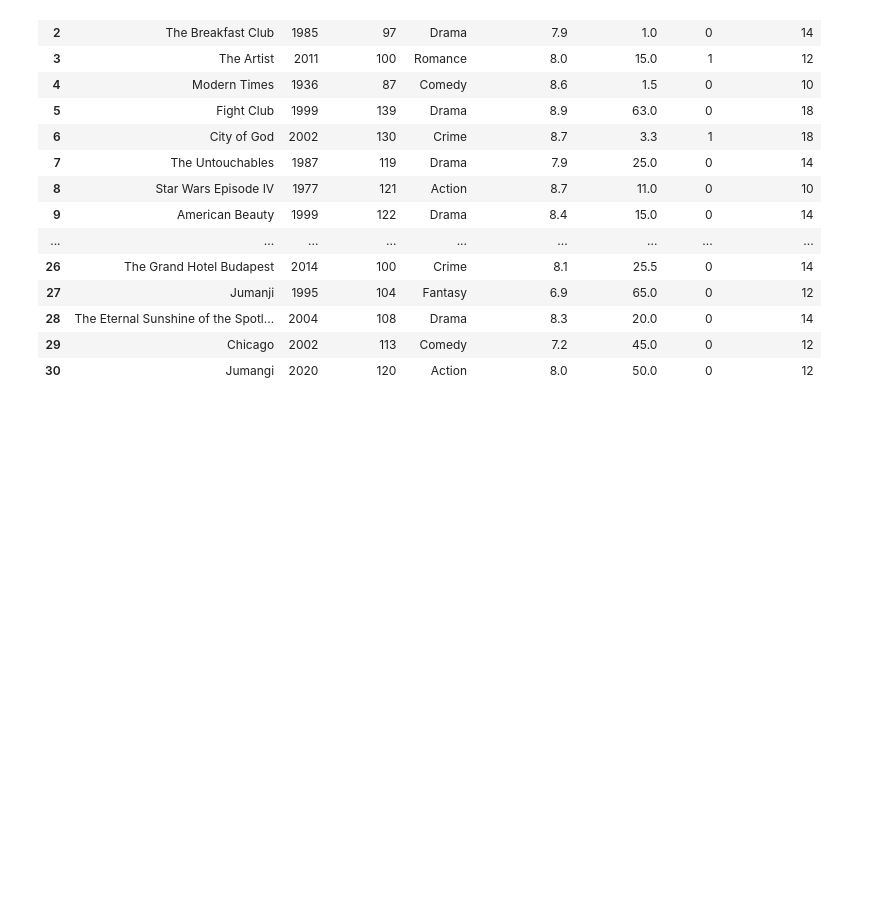
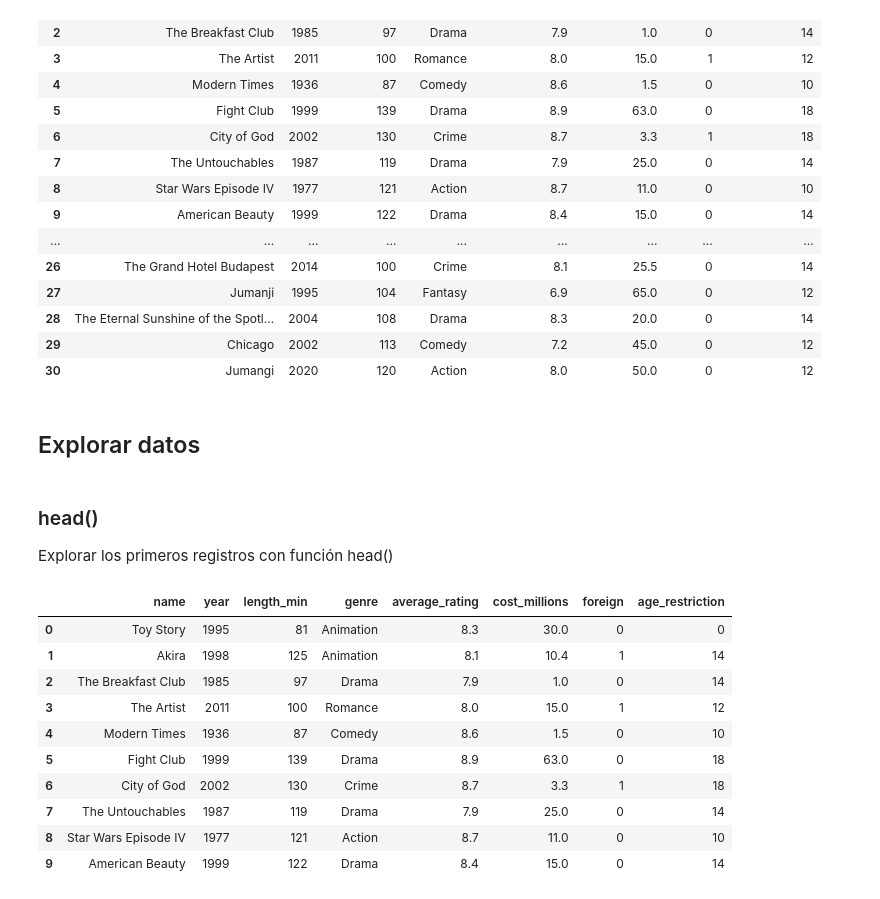
Before and after one commit to rpizarrog/Analisis-Inteligente-de-datos, a Jupyter notebook: Pyhton documentos/explorar_datos.ipynb, the cells around one changed output. Drawn from its saved outputs; the diff is of its cells as text; code cells hidden in the pictures; blank space fills up the shorter version.

```diff
--- a/Pyhton documentos/explorar_datos.ipynb
+++ b/Pyhton documentos/explorar_datos.ipynb
@@ -48,3 +49,23 @@ datos
 | 28 | The Eternal Sunshine of the Spotl... | 2004 | 108 | Drama | 8.3 | 20.0 | 0 | 14 |
 | 29 | Chicago | 2002 | 113 | Comedy | 7.2 | 45.0 | 0 | 12 |
 | 30 | Jumangi | 2020 | 120 | Action | 8.0 | 50.0 | 0 | 12 |
+# %% [markdown]
+## Explorar datos
+# %% [markdown]
+### head()
+
+Explorar los primeros registros con función head()
+# %%
+datos.head(10)
+# %% [output]
+|  | name | year | length_min | genre | average_rating | cost_millions | foreign | age_restriction |
+| 0 | Toy Story | 1995 | 81 | Animation | 8.3 | 30.0 | 0 | 0 |
+| 1 | Akira | 1998 | 125 | Animation | 8.1 | 10.4 | 1 | 14 |
+| 2 | The Breakfast Club | 1985 | 97 | Drama | 7.9 | 1.0 | 0 | 14 |
+| 3 | The Artist | 2011 | 100 | Romance | 8.0 | 15.0 | 1 | 12 |
+| 4 | Modern Times | 1936 | 87 | Comedy | 8.6 | 1.5 | 0 | 10 |
+| 5 | Fight Club | 1999 | 139 | Drama | 8.9 | 63.0 | 0 | 18 |
+| 6 | City of God | 2002 | 130 | Crime | 8.7 | 3.3 | 1 | 18 |
+| 7 | The Untouchables | 1987 | 119 | Drama | 7.9 | 25.0 | 0 | 14 |
+| 8 | Star Wars Episode IV | 1977 | 121 | Action | 8.7 | 11.0 | 0 | 10 |
+| 9 | American Beauty | 1999 | 122 | Drama | 8.4 | 15.0 | 0 | 14 |
```
Also changed, not shown: parts of 16 cells of this notebook.
